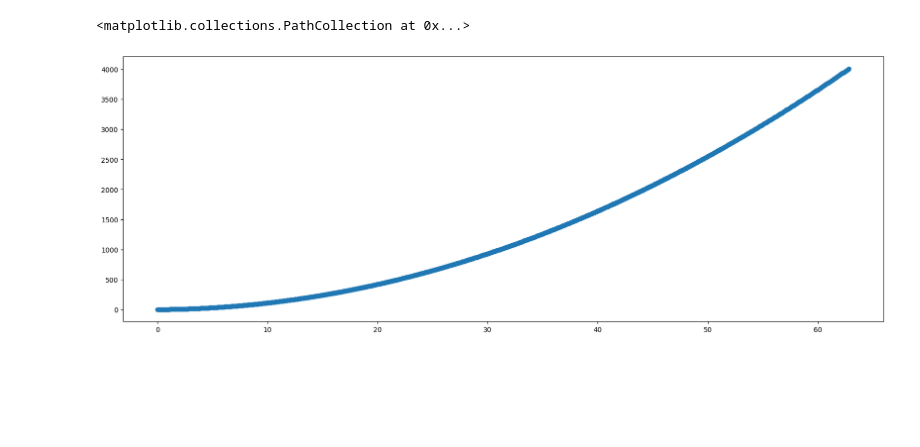
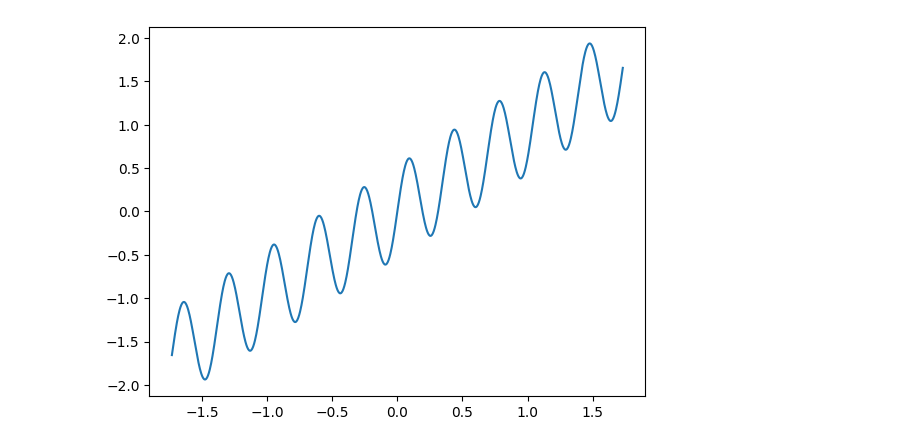
Before and after one commit to Mitchell-Mirano/Allison, a Jupyter notebook: experiments/graphs.ipynb, the cells around one changed output. Cells and saved outputs as stored; diff of their text form; code cells hidden in the pictures; blank space fills up the shorter version.

```diff
--- a/experiments/graphs.ipynb
+++ b/experiments/graphs.ipynb
@@ -5,13 +6,0 @@ from allison.utils.metrics import r2_score
-# %%
-points = 1000
-
-x1 = np.linspace(0,20*np.pi,points)
-x2 = np.linspace(0,20*np.pi,points)
-
-y =  x1**2 + x2
-
-plt.figure(figsize=(20, 7))
-plt.scatter(x2, y)
-# %% [output]
-<matplotlib.collections.PathCollection at 0x...>
-[figure, removed]
@@ -115,2 +7,31 @@ class Tensor:
+# %%
+import numpy as np
+import matplotlib.pyplot as plt
+
+# Datos
+points = 1000
+x1 = np.linspace(0, 20*np.pi, points)
+x2 = np.linspace(0, 20*np.pi, points)
+
+# Definimos la salida
+y = 10*np.sin(x1) + x2
+
+
+# %%
+# Normalización
+X_np = np.stack([x1, x2], axis=1)
+X_mean, X_std = X_np.mean(axis=0), X_np.std(axis=0)
+X_norm = (X_np - X_mean) / X_std
+
+y_mean, y_std = y.mean(), y.std()
+y_norm = (y - y_mean) / y_std
+
+X = Tensor(X_norm)
+Y = Tensor(y_norm.reshape(-1, 1)) # Asegúrate de que Y tenga la misma forma que Y_pred
+
+plt.plot(X.data[:,0],Y.data)
+plt.show()
+# %% [output]
+[figure, added]
 # %%
 def r2_score(Y, y_pred):
```
Also changed, not shown: parts of 11 cells of this notebook, 6 other files.
